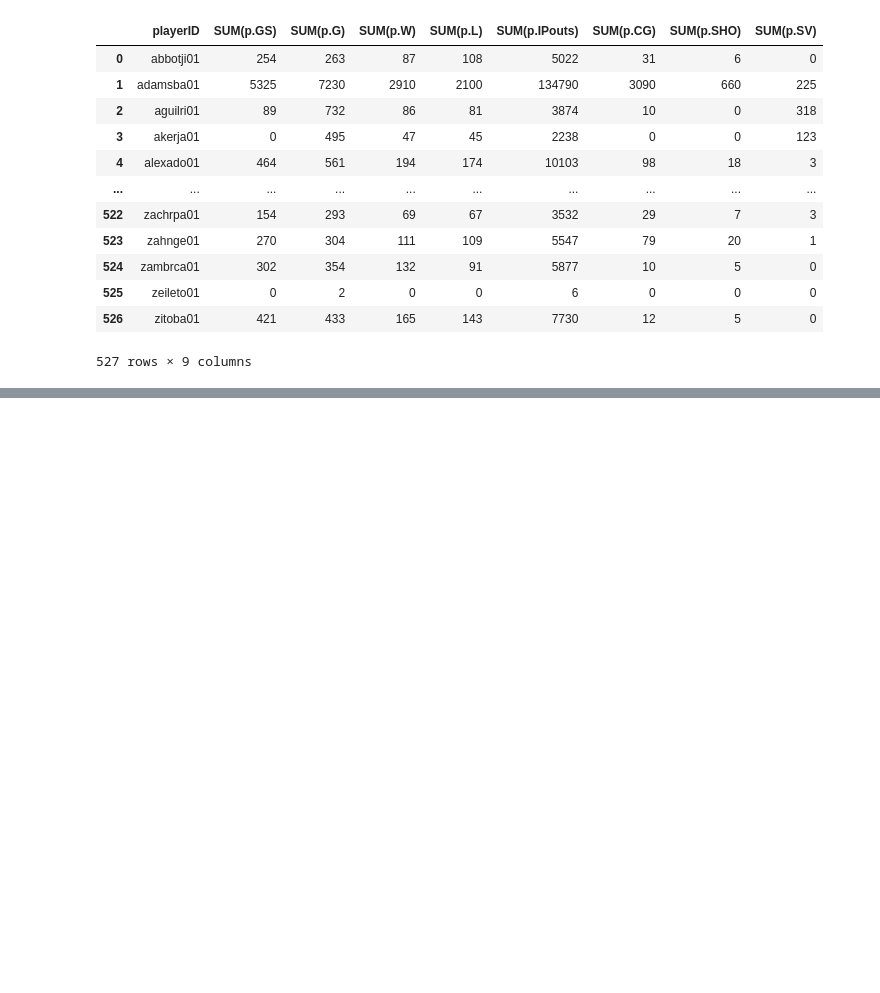
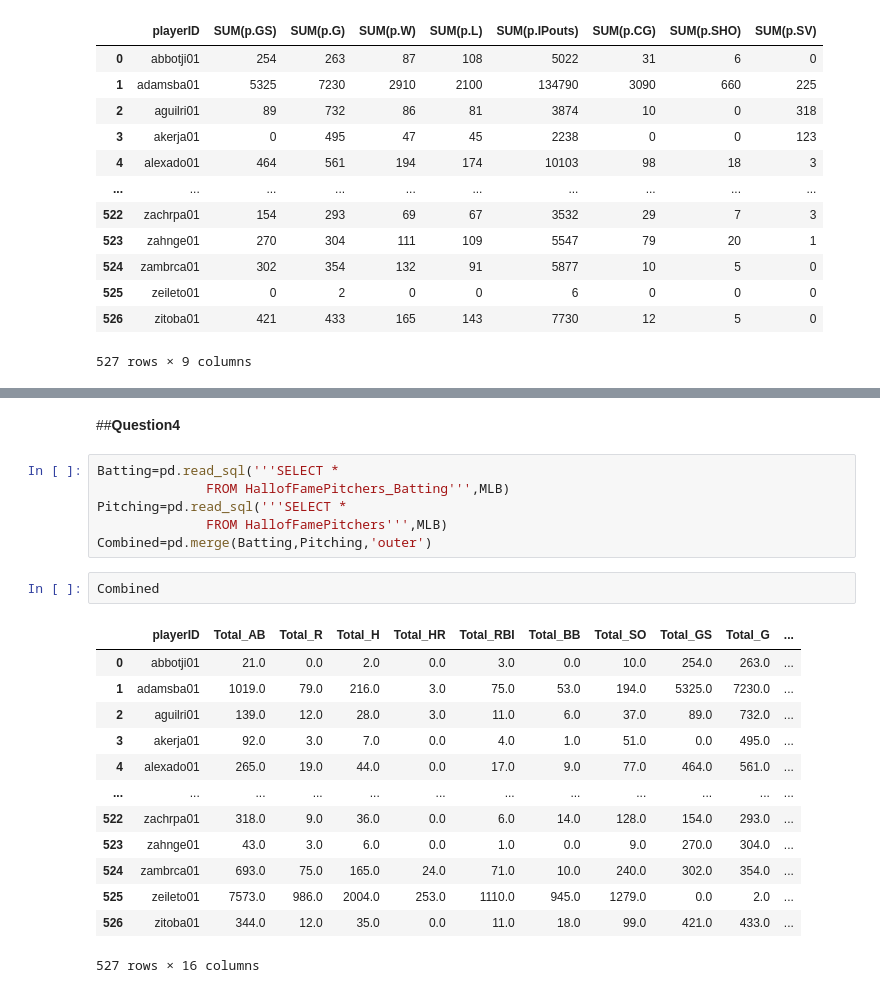
Before and after one commit to Feznix/Stats-554, a Jupyter notebook: Homework6.ipynb, the cells around one changed output, grey strips where cells are left out. Cells and saved outputs as stored; diff of their text form; blank space fills up the shorter version.

Commit message:
I did questions 3 and 4 Honestly, I tried to do 4 with SQL and it didn't feel worth it So I swapped to just doing pd.merge()

```diff
--- a/Homework6.ipynb
+++ b/Homework6.ipynb
@@ -164,0 +286,24 @@ pd.read_sql( '''SELECT h.playerID,
+# %% [markdown]
+##**Question4**
+# %%
+Batting=pd.read_sql('''SELECT *
+              FROM HallofFamePitchers_Batting''',MLB)
+Pitching=pd.read_sql('''SELECT *
+              FROM HallofFamePitchers''',MLB)
+Combined=pd.merge(Batting,Pitching,'outer')
+# %%
+Combined
+# %% [output]
+|  | playerID | Total_AB | Total_R | Total_H | Total_HR | Total_RBI | Total_BB | Total_SO | Total_GS | Total_G | ... |
+| 0 | abbotji01 | 21.0 | 0.0 | 2.0 | 0.0 | 3.0 | 0.0 | 10.0 | 254.0 | 263.0 | ... |
+| 1 | adamsba01 | 1019.0 | 79.0 | 216.0 | 3.0 | 75.0 | 53.0 | 194.0 | 5325.0 | 7230.0 | ... |
+| 2 | aguilri01 | 139.0 | 12.0 | 28.0 | 3.0 | 11.0 | 6.0 | 37.0 | 89.0 | 732.0 | ... |
+| 3 | akerja01 | 92.0 | 3.0 | 7.0 | 0.0 | 4.0 | 1.0 | 51.0 | 0.0 | 495.0 | ... |
+| 4 | alexado01 | 265.0 | 19.0 | 44.0 | 0.0 | 17.0 | 9.0 | 77.0 | 464.0 | 561.0 | ... |
+| ... | ... | ... | ... | ... | ... | ... | ... | ... | ... | ... | ... |
+| 522 | zachrpa01 | 318.0 | 9.0 | 36.0 | 0.0 | 6.0 | 14.0 | 128.0 | 154.0 | 293.0 | ... |
+| 523 | zahnge01 | 43.0 | 3.0 | 6.0 | 0.0 | 1.0 | 0.0 | 9.0 | 270.0 | 304.0 | ... |
+| 524 | zambrca01 | 693.0 | 75.0 | 165.0 | 24.0 | 71.0 | 10.0 | 240.0 | 302.0 | 354.0 | ... |
+| 525 | zeileto01 | 7573.0 | 986.0 | 2004.0 | 253.0 | 1110.0 | 945.0 | 1279.0 | 0.0 | 2.0 | ... |
+| 526 | zitoba01 | 344.0 | 12.0 | 35.0 | 0.0 | 11.0 | 18.0 | 99.0 | 421.0 | 433.0 | ... |
+527 rows × 16 columns
```
Also changed, not shown: parts of 19 cells of this notebook.
